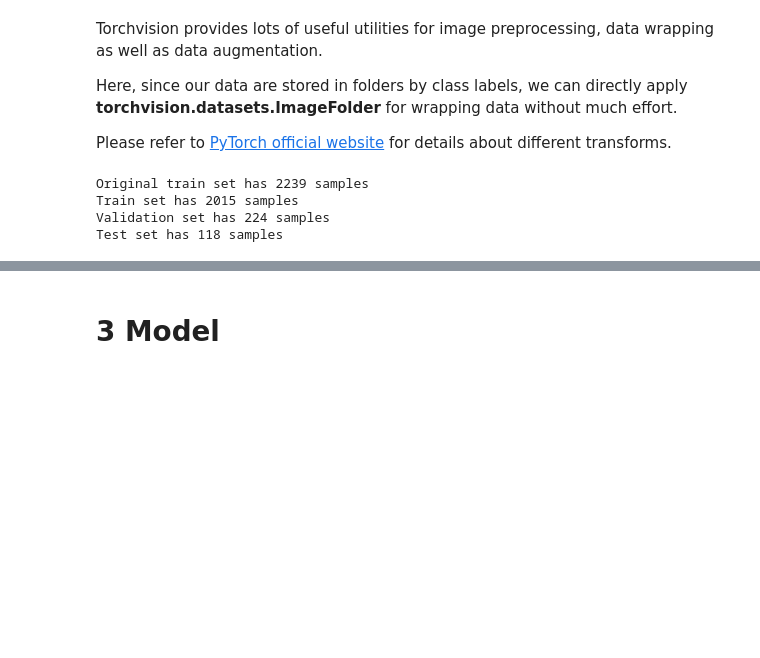
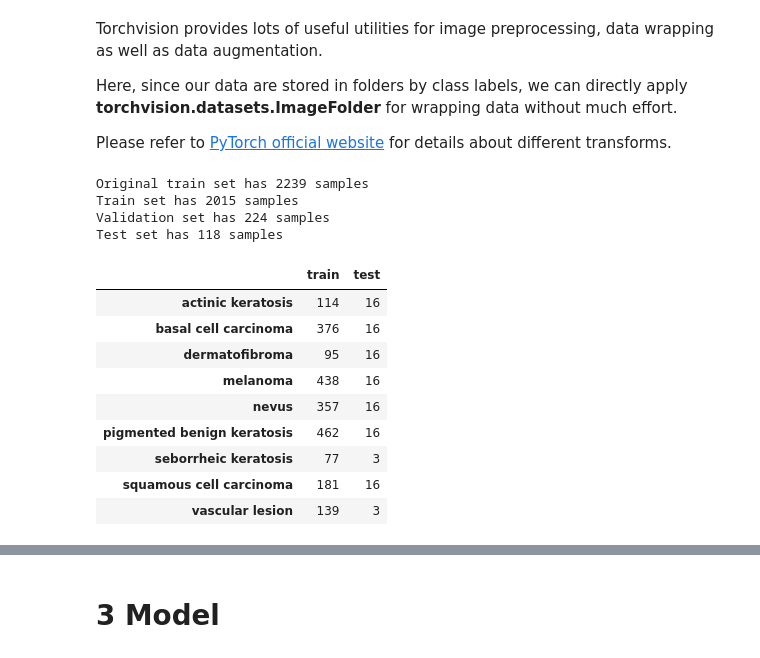
Before and after one commit to peteray-dev/Skin-Lesion-Clf-Det, a Jupyter notebook: Skin_Cancer.ipynb, the cells around one changed output, grey strips where cells are left out. Cells and saved outputs as stored; diff of their text form; code cells hidden in the pictures; blank space fills up the shorter version.

```diff
--- a/Skin_Cancer.ipynb
+++ b/Skin_Cancer.ipynb
@@ -129,7 +129,16 @@ unique_values, test_counts = np.unique(labels, return_counts=True)
 # %%
 class_names = train_dataset.classes
-
-sk_data = pd.DataFrame({'train': train_counts,
+pd.DataFrame({'train': train_counts,
                       'test': test_counts},
-                      index=class_names
-)# Plot the bar chart
+                      index=class_names)
+# %% [output]
+|  | train | test |
+| actinic keratosis | 114 | 16 |
+| basal cell carcinoma | 376 | 16 |
+| dermatofibroma | 95 | 16 |
+| melanoma | 438 | 16 |
+| nevus | 357 | 16 |
+| pigmented benign keratosis | 462 | 16 |
+| seborrheic keratosis | 77 | 3 |
+| squamous cell carcinoma | 181 | 16 |
+| vascular lesion | 139 | 3 |
```
Also changed, not shown: parts of 8 cells of this notebook.
